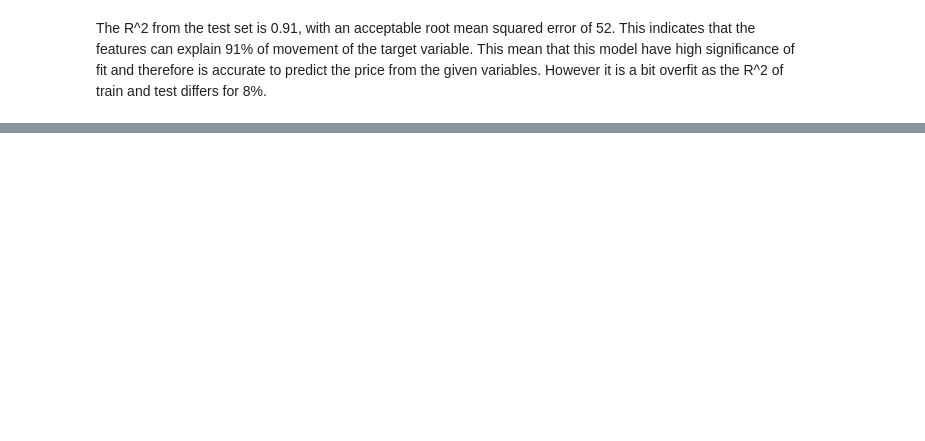
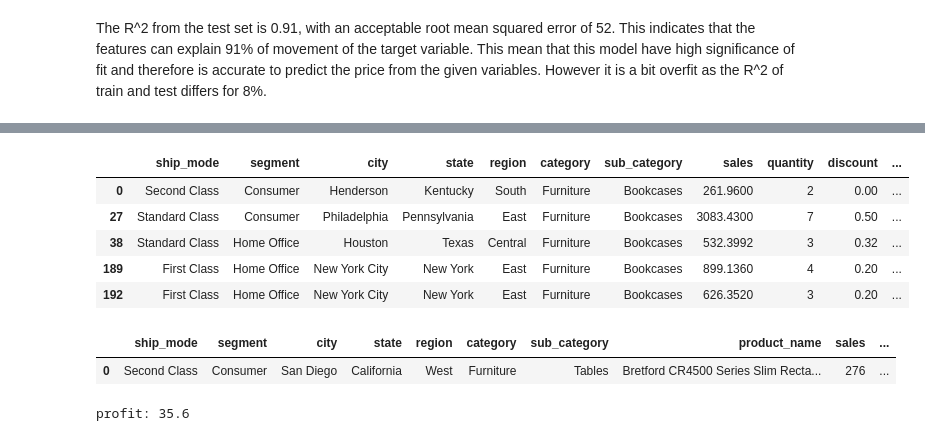
Before and after one commit to FTDS-assignment-bay/p2-final-project-ftds-003-bsd-group-001, a Jupyter notebook: final.ipynb, the cells around one changed output, grey strips where cells are left out. Saved outputs shown, nothing was run; the diff lists cells and outputs as text; code cells hidden in the pictures; blank space fills up the shorter version.

```diff
--- a/final.ipynb
+++ b/final.ipynb
@@ -732,0 +641,38 @@ plt.show()
+# %%
+clustered_data.head(5)
+# %% [output]
+|  | ship_mode | segment | city | state | region | category | sub_category | sales | quantity | discount | ... |
+| 0 | Second Class | Consumer | Henderson | Kentucky | South | Furniture | Bookcases | 261.9600 | 2 | 0.00 | ... |
+| 27 | Standard Class | Consumer | Philadelphia | Pennsylvania | East | Furniture | Bookcases | 3083.4300 | 7 | 0.50 | ... |
+| 38 | Standard Class | Home Office | Houston | Texas | Central | Furniture | Bookcases | 532.3992 | 3 | 0.32 | ... |
+| 189 | First Class | Home Office | New York City | New York | East | Furniture | Bookcases | 899.1360 | 4 | 0.20 | ... |
+| 192 | First Class | Home Office | New York City | New York | East | Furniture | Bookcases | 626.3520 | 3 | 0.20 | ... |
+# %%
+df_inf = { #make new dataframe for inference
+'ship_mode': 'Second Class',
+'segment': 'Consumer',
+'city': 'San Diego',
+'state':'California',
+'region':'West',
+'category':'Furniture',
+'sub_category': 'Tables',
+'product_name':'Bretford CR4500 Series Slim Rectangular Table',
+'sales': 276,
+'quantity': 5,
+'discount': 0.1,
+'order_year':2016,
+'order_month':11,
+'order_day':8,
+'order_day_of_week':2,
+'is_weekend': 1,
+'shipping_duration':7,
+'unit_price':23,
+'price_cluster':1,
+'distinct_cluster_label': 'Fasteners_0'
+}
+
+df_inf = pd.DataFrame([df_inf])
+df_inf
+# %% [output]
+|  | ship_mode | segment | city | state | region | category | sub_category | product_name | sales | ... |
+| 0 | Second Class | Consumer | San Diego | California | West | Furniture | Tables | Bretford CR4500 Series Slim Recta... | 276 | ... |
@@ -732,0 +687,5 @@ plt.show()
+# %%
+y_pred_inf = xgb.predict(df_inf_final) #from the data, the profit will be 35.6
+print('profit:', round(y_pred_inf[0],2))
+# %% [output]
+profit: 35.6
```
Also changed, not shown: parts of 30 cells of this notebook, 22 other files.
